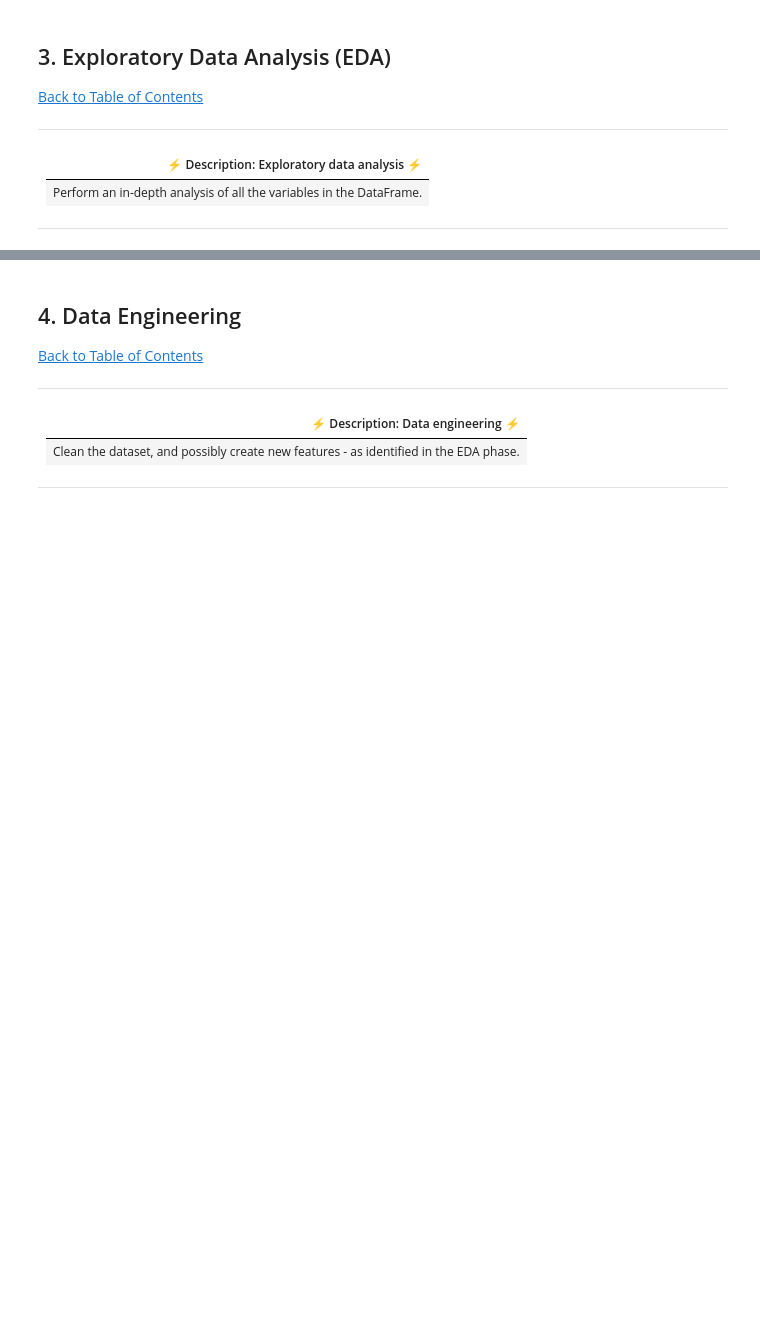
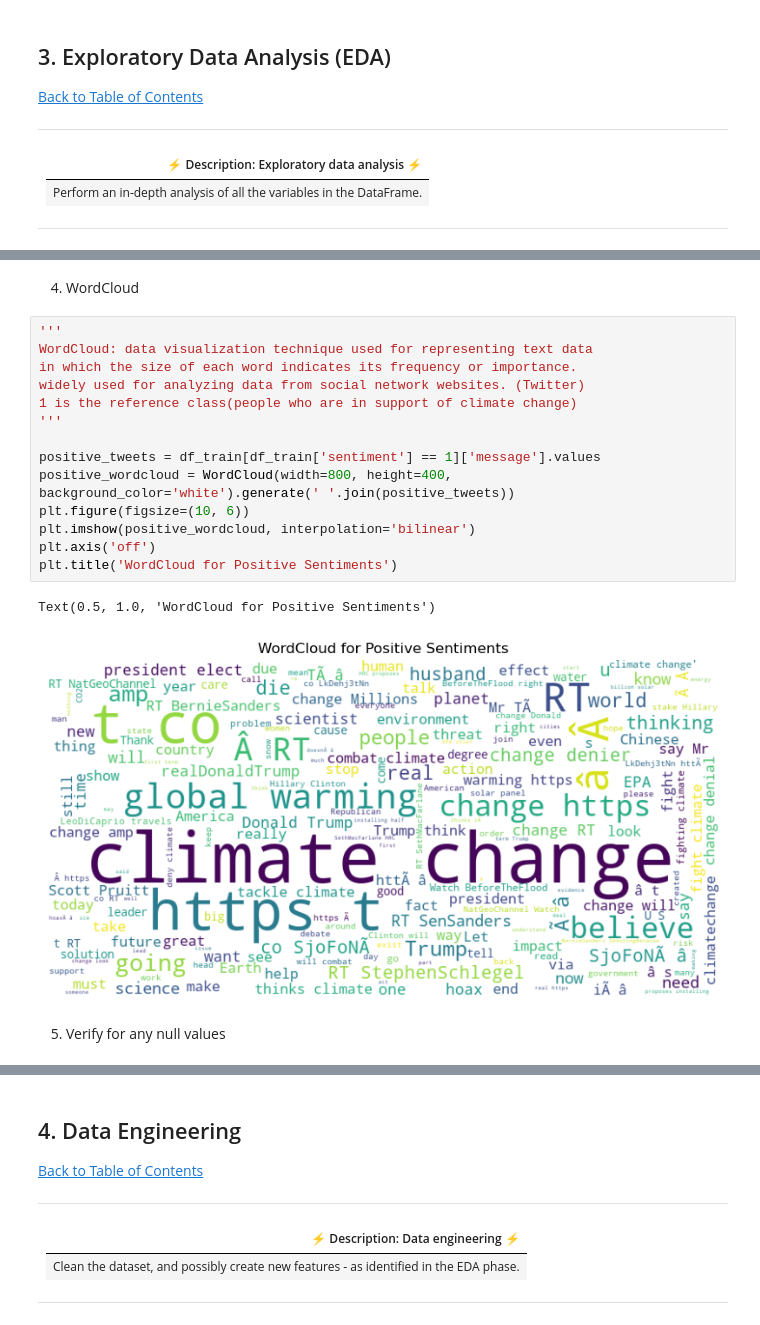
Before and after one commit to gzukhanye/Classification-Sprint-2307FTDS-TEAM-JM5, a Jupyter notebook: JM5_Notebook.ipynb, the cells around one changed output, grey strips where cells are left out. Drawn from its saved outputs; the diff is of its cells as text; blank space fills up the shorter version.

```diff
--- a/JM5_Notebook.ipynb
+++ b/JM5_Notebook.ipynb
@@ -58,0 +176,21 @@
+# %% [markdown]
+4. WordCloud
+# %%
+'''
+WordCloud: data visualization technique used for representing text data
+in which the size of each word indicates its frequency or importance.
+widely used for analyzing data from social network websites. (Twitter)
+1 is the reference class(people who are in support of climate change)
+'''
+
+positive_tweets = df_train[df_train['sentiment'] == 1]['message'].values
+positive_wordcloud = WordCloud(width=800, height=400, background_color='white').generate(' '.join(positive_tweets))
+plt.figure(figsize=(10, 6))
+plt.imshow(positive_wordcloud, interpolation='bilinear')
+plt.axis('off')
+plt.title('WordCloud for Positive Sentiments')
+# %% [output]
+Text(0.5, 1.0, 'WordCloud for Positive Sentiments')
+[figure, added]
+# %% [markdown]
+5. Verify for any null values
```
Also changed, not shown: parts of 14 cells of this notebook.
